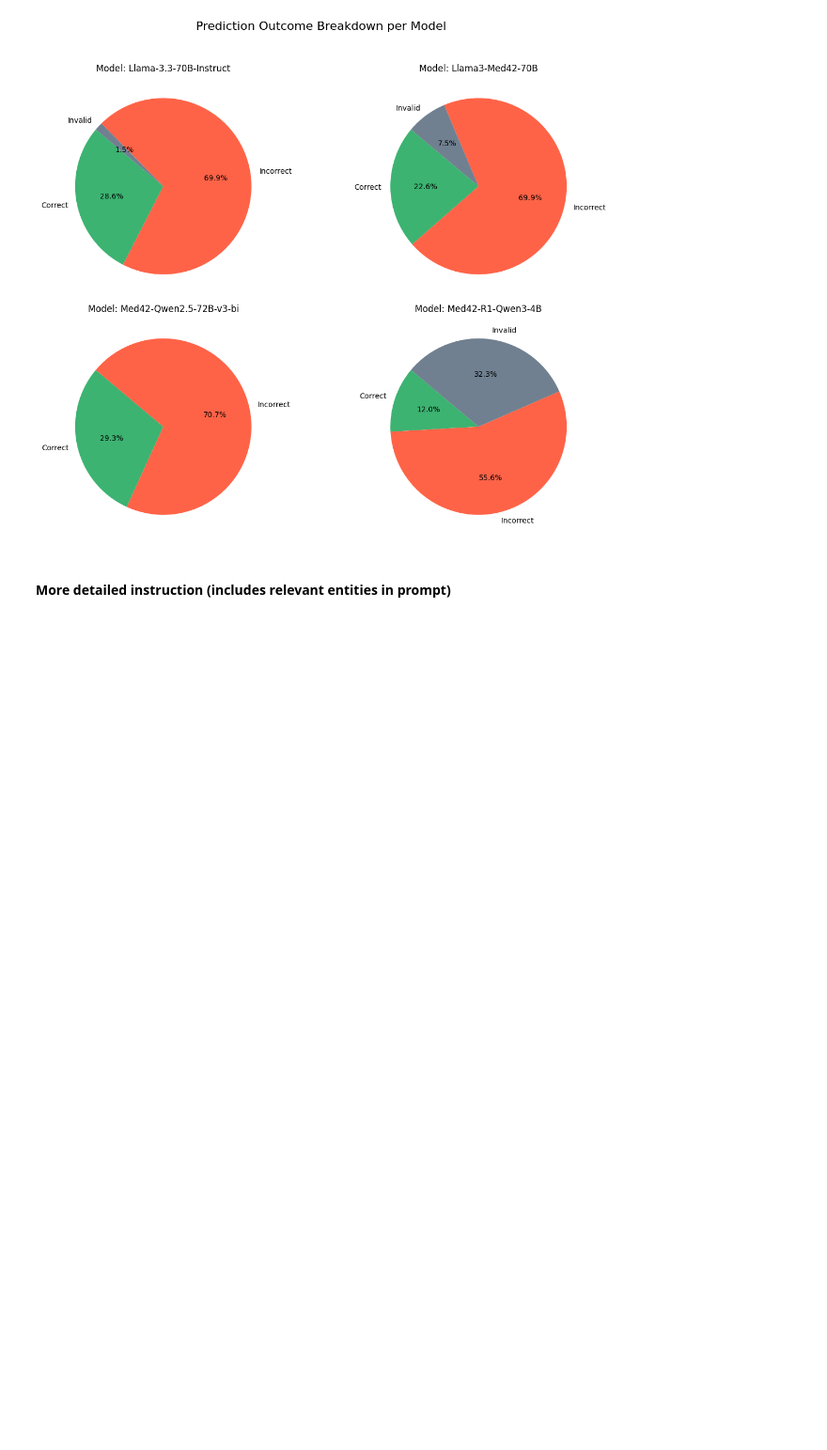
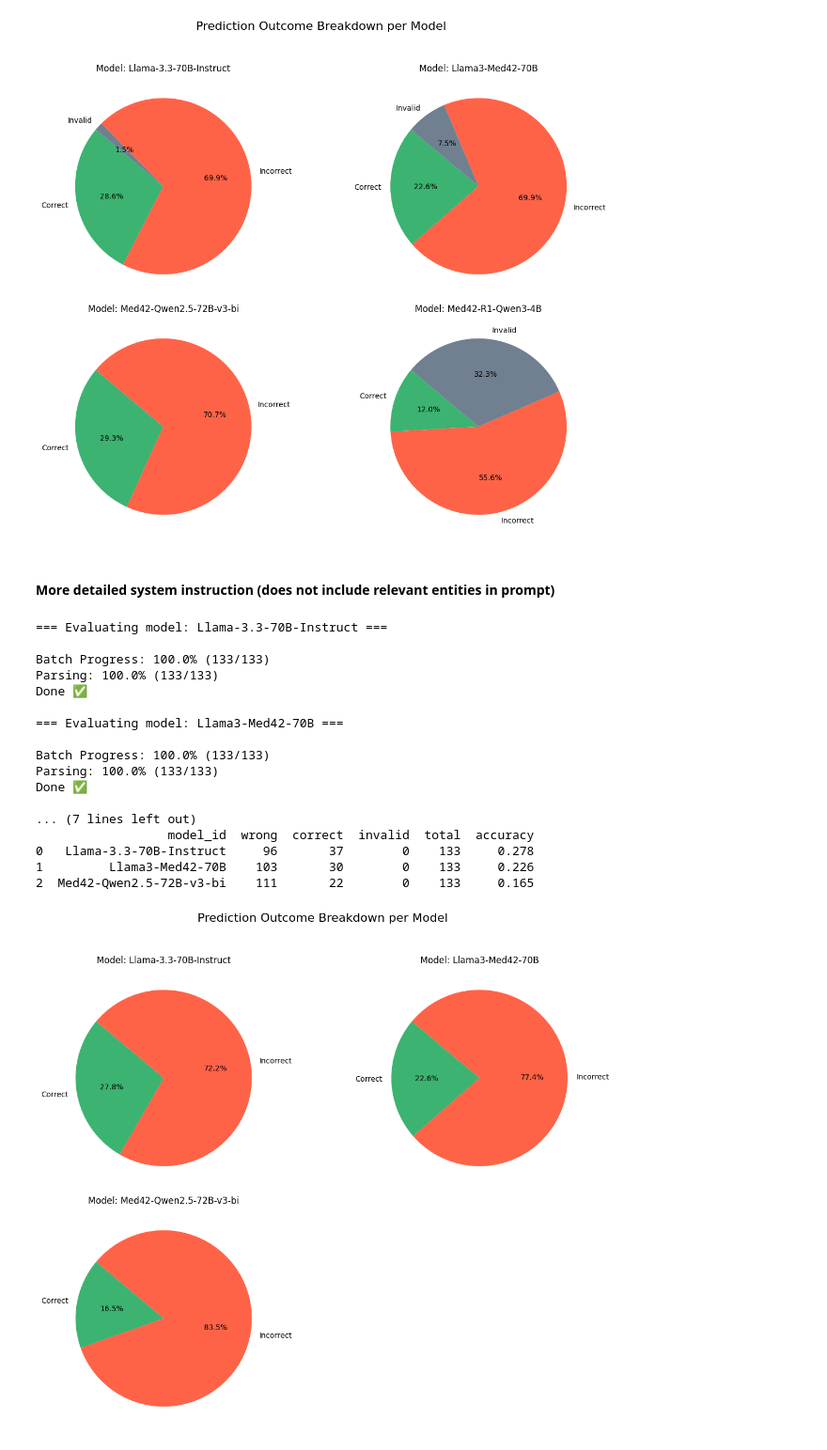
Before and after one commit to mohamed02-code/AI_agent, a Jupyter notebook: EDA_PERC_3.ipynb, the cells around one changed output. Shown: that part at 94% size. Cells and saved outputs as stored; diff of their text form; code cells hidden in the pictures; blank space fills up the shorter version.

```diff
--- a/EDA_PERC_3.ipynb
+++ b/EDA_PERC_3.ipynb
@@ -233,9 +242,9 @@ See the caveats in the documentation: https://pandas.pydata.org/pandas-docs/stab
 ### Testing the Calculator
 # %%
 wrong = 0
-all = 1000
+all_vals = 1000
 
-for i in range(all):
+for i in range(all_vals):
     sample_row = perc_df.sample(1).iloc[0]
     entities = sample_row["Parsed Entities"]
 
@@ -730,7 +768,7 @@ Done ✅
 3        Med42-R1-Qwen3-4B     74       16       43    133     0.178
 [figure]
 # %% [markdown]
-#### More detailed instruction (includes relevant entities in prompt)
+#### More detailed system instruction (does not include relevant entities in prompt)
 # %%
 sys_instruct = (
     "You are a clinical decision support assistant.\n"
@@ -747,31 +785,50 @@ sys_instruct = (
     "5. No estrogen use\n"
     "6. No prior venous thromboembolism (VTE)\n"
     "7. No unilateral leg swelling\n"
     "\n"
     "After your output return a **single JSON object*.\n"
     "\n"
     "Format:\n"
     "{\n"
     "  \"Explanation\": \"<A short explanation of how each criterion was evaluated>\",\n"
     "  \"Criteria\": {\n"
     "    \"Age < 50\": true or false,\n"
     "    \"HR < 100\": true or false,\n"
     "    \"O₂ ≥ 95%\": true or false,\n"
     "    \"No hemoptysis\": true or false,\n"
     "    \"No estrogen use\": true or false,\n"
     "    \"No prior VTE\": true or false,\n"
     "    \"No unilateral leg swelling\": true or false\n"
     "  },\n"
     "  \"Answer\": <sum of false values>\n"
     "}\n"
     "\n"
 
 )
 invalid_outputs, wrong_outputs, results_df,parsed_json = await run_models_with_output(
     sys_instruct = sys_instruct
     ,prompt="Calculate the PERC score for this patient based on the 7 criteria above. Explain how each criterion applies, then return the result in the specified JSON format.",
     model_ids=model_ids,
-    include_relevant_entities=True,
+    include_relevant_entities=False,
     full_df=True
 )
 plot_df_pie(results_df)
+# %% [output]
+=== Evaluating model: Llama-3.3-70B-Instruct ===
+
+Batch Progress: 100.0% (133/133)
+Parsing: 100.0% (133/133)
+Done ✅
+
+=== Evaluating model: Llama3-Med42-70B ===
+
+Batch Progress: 100.0% (133/133)
+Parsing: 100.0% (133/133)
+Done ✅
+
+... (7 lines left out)
+                  model_id  wrong  correct  invalid  total  accuracy
+0   Llama-3.3-70B-Instruct     96       37        0    133     0.278
+1         Llama3-Med42-70B    103       30        0    133     0.226
+2  Med42-Qwen2.5-72B-v3-bi    111       22        0    133     0.165
+[figure, added]
```
Also changed, not shown: parts of 19 cells of this notebook.
